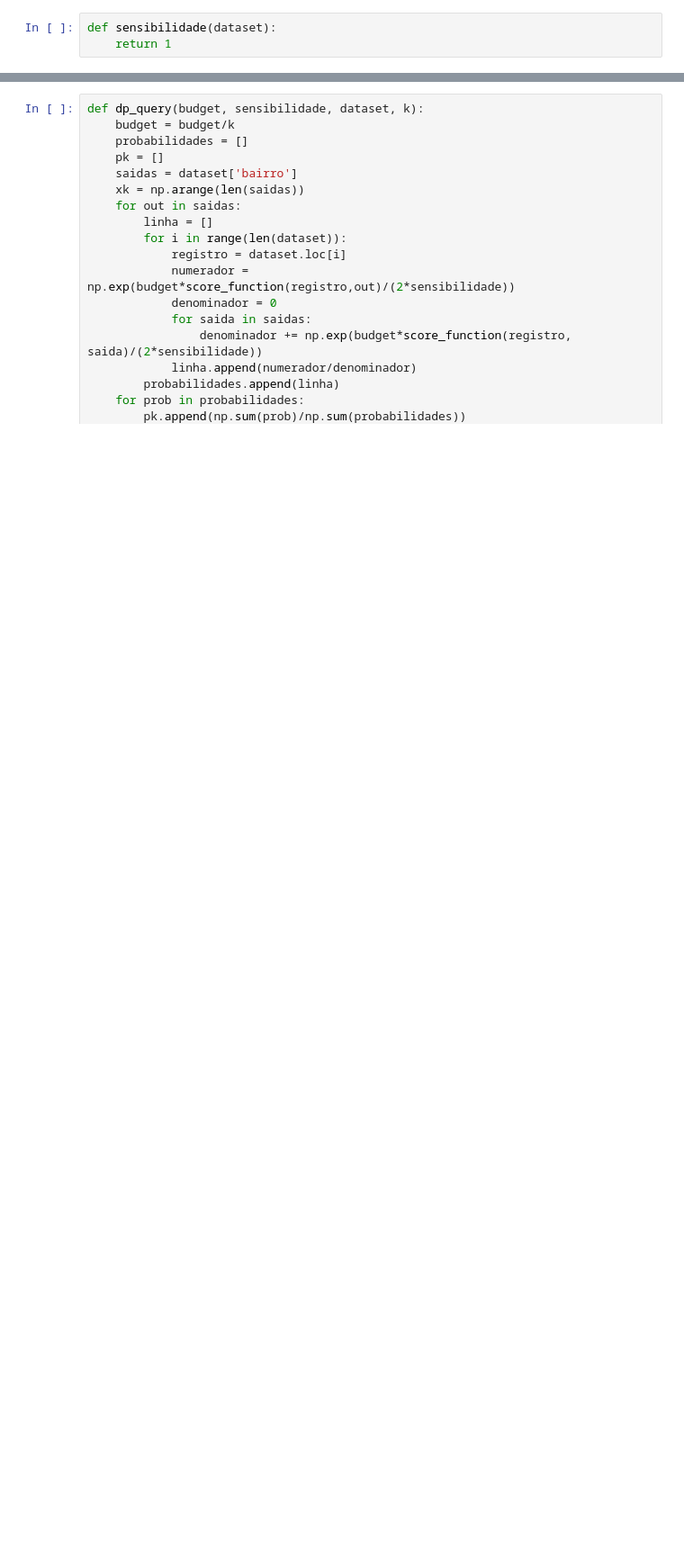
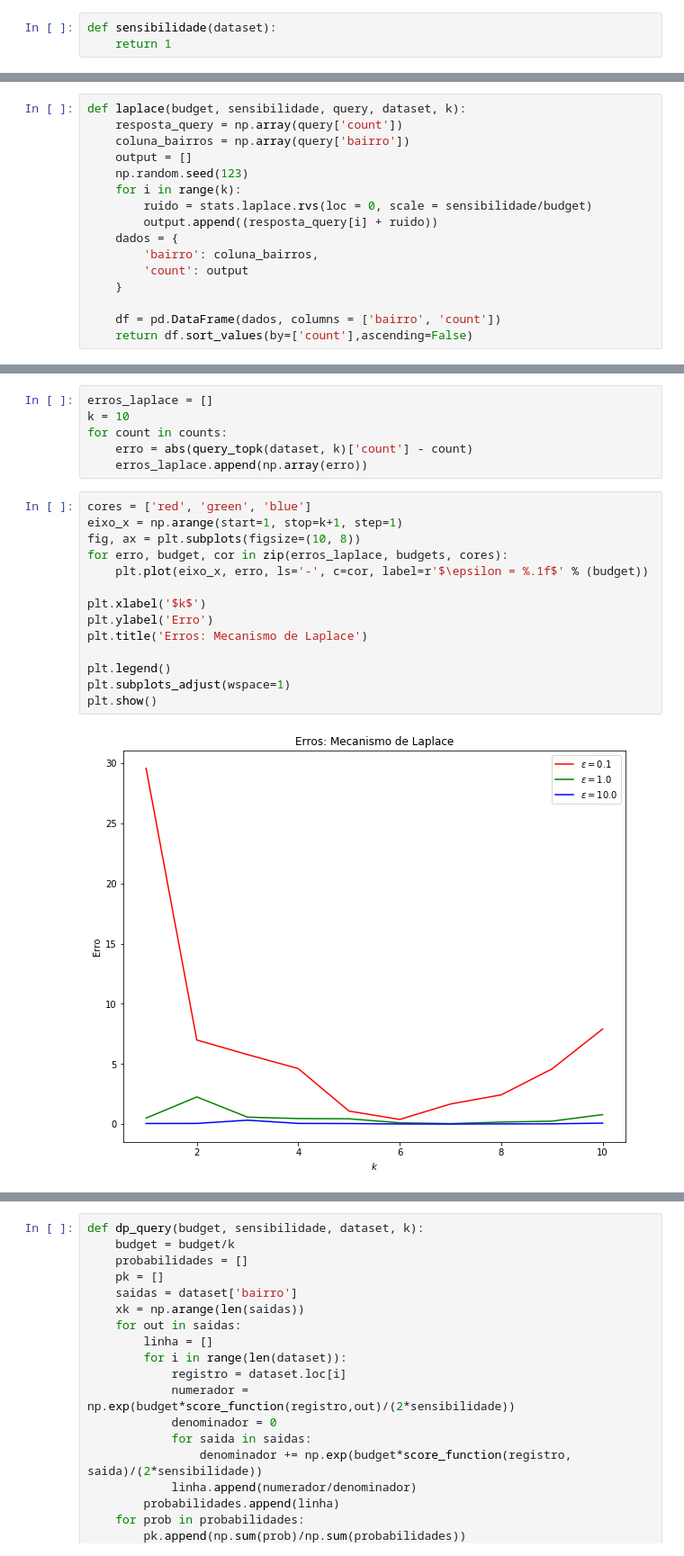
Before and after one commit to Brabissima/dp_top-k, a Jupyter notebook: topk_dp.ipynb, the cells around one changed output, grey strips where cells are left out. Shown at 90% size. Drawn from its saved outputs; the diff is of its cells as text; blank space fills up the shorter version.

```diff
--- a/topk_dp.ipynb
+++ b/topk_dp.ipynb
@@ -119,0 +129,16 @@ def sensibilidade(dataset):
+# %%
+def laplace(budget, sensibilidade, query, dataset, k):
+    resposta_query = np.array(query['count'])
+    coluna_bairros = np.array(query['bairro'])
+    output = []
+    np.random.seed(123)
+    for i in range(k):
+        ruido = stats.laplace.rvs(loc = 0, scale = sensibilidade/budget)
+        output.append((resposta_query[i] + ruido))
+    dados = {
+        'bairro': coluna_bairros,
+        'count': output
+    }
+
+    df = pd.DataFrame(dados, columns = ['bairro', 'count'])
+    return df.sort_values(by=['count'],ascending=False)
@@ -119,0 +172,22 @@ def sensibilidade(dataset):
+# %%
+erros_laplace = []
+k = 10
+for count in counts:
+    erro = abs(query_topk(dataset, k)['count'] - count)
+    erros_laplace.append(np.array(erro))
+# %%
+cores = ['red', 'green', 'blue']
+eixo_x = np.arange(start=1, stop=k+1, step=1)
+fig, ax = plt.subplots(figsize=(10, 8))
+for erro, budget, cor in zip(erros_laplace, budgets, cores):
+    plt.plot(eixo_x, erro, ls='-', c=cor, label=r'$\epsilon = %.1f$' % (budget))
+
+plt.xlabel('$k$')
+plt.ylabel('Erro')
+plt.title('Erros: Mecanismo de Laplace')
+
+plt.legend()
+plt.subplots_adjust(wspace=1)
+plt.show()
+# %% [output]
+[figure, added]
```
Also changed, not shown: parts of 14 cells of this notebook.
